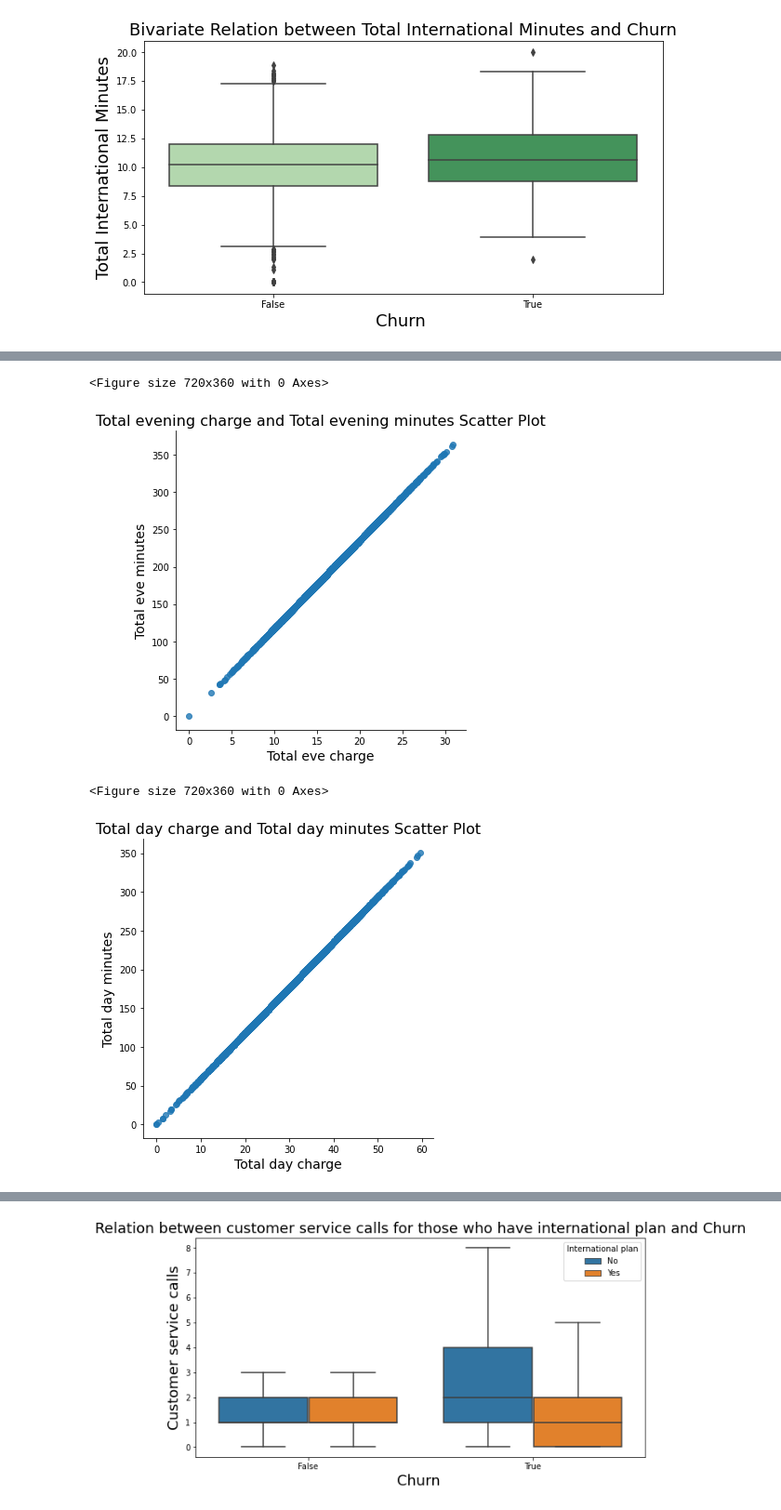
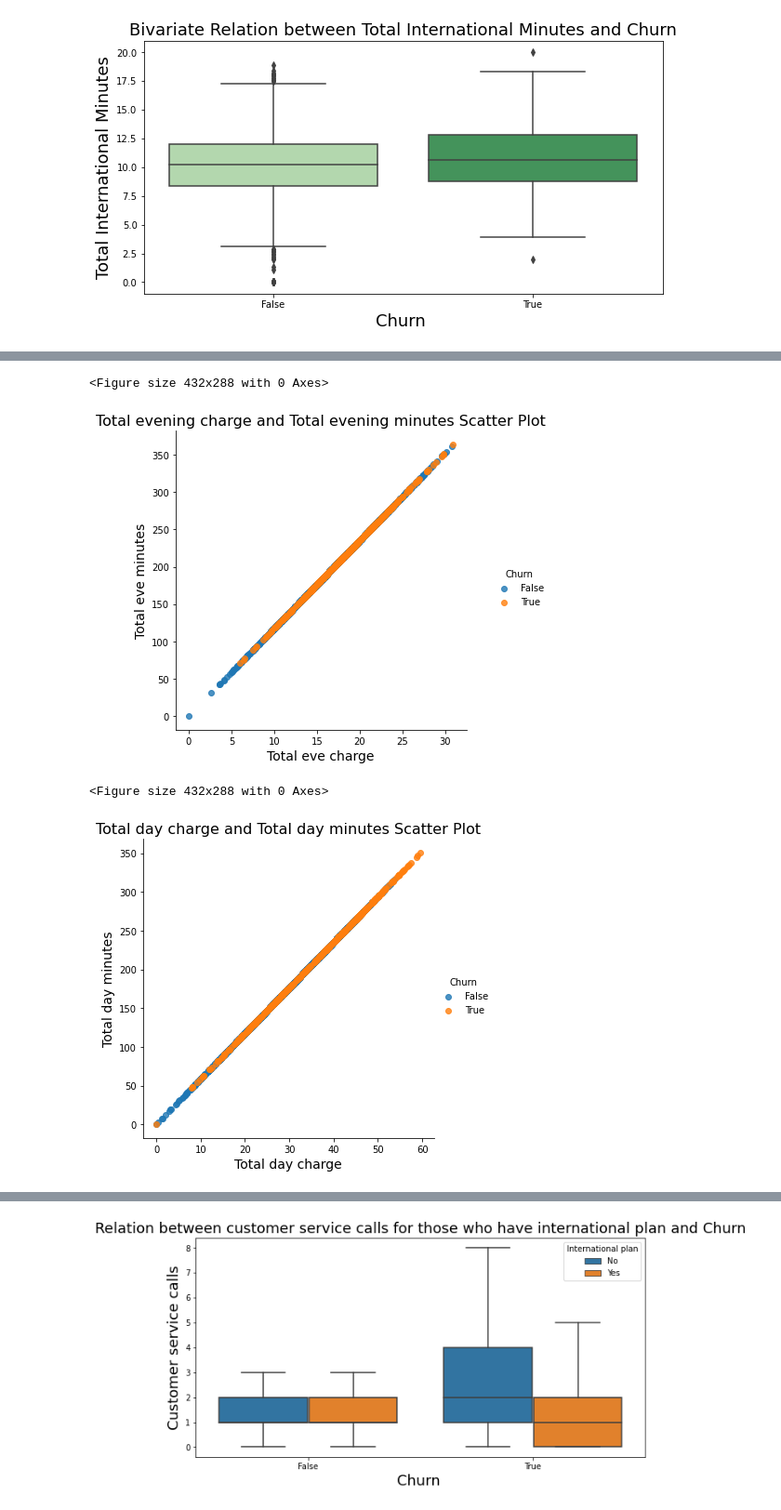
Before and after one commit to nitesh-singh-datascience/team-power-telecom-churn-analysis, a Jupyter notebook: Nilanjan_Chandra_Telecom_Churn_Analysis_Capstone_Project.ipynb, the cells around one changed output, grey strips where cells are left out. Shown: that part at 93% size. Saved outputs shown, nothing was run; the diff lists cells and outputs as text; code cells hidden in the pictures.

```diff
--- a/Nilanjan_Chandra_Telecom_Churn_Analysis_Capstone_Project.ipynb
+++ b/Nilanjan_Chandra_Telecom_Churn_Analysis_Capstone_Project.ipynb
@@ -491,20 +628,20 @@ plt.show()
 # %%
 fig = plt.figure()
-fig = sns.lmplot('Total eve charge','Total eve minutes', data=df,fit_reg=False)
+fig = sns.lmplot('Total eve charge','Total eve minutes', hue='Churn', data=df,fit_reg=False)
 plt.xlabel('Total eve charge',fontsize= 14)
 plt.ylabel('Total eve minutes',fontsize= 14)
 plt.title("Total evening charge and Total evening minutes Scatter Plot",fontsize = 16)
 plt.show()
 # %% [output]
-<Figure size 720x360 with 0 Axes>
+<Figure size 432x288 with 0 Axes>
-[figure, old version]
+[figure, new version]
 # %%
 fig = plt.figure()
-fig = sns.lmplot('Total day charge','Total day minutes', data=df,fit_reg=False)
+fig = sns.lmplot('Total day charge','Total day minutes', hue='Churn', data=df,fit_reg=False)
 plt.xlabel('Total day charge',fontsize= 14)
 plt.ylabel('Total day minutes',fontsize= 14)
 plt.title("Total day charge and Total day minutes Scatter Plot",fontsize = 16)
 plt.show()
 # %% [output]
-<Figure size 720x360 with 0 Axes>
+<Figure size 432x288 with 0 Axes>
-[figure, old version]
+[figure, new version]
```
Also changed, not shown: parts of 31 cells of this notebook.
